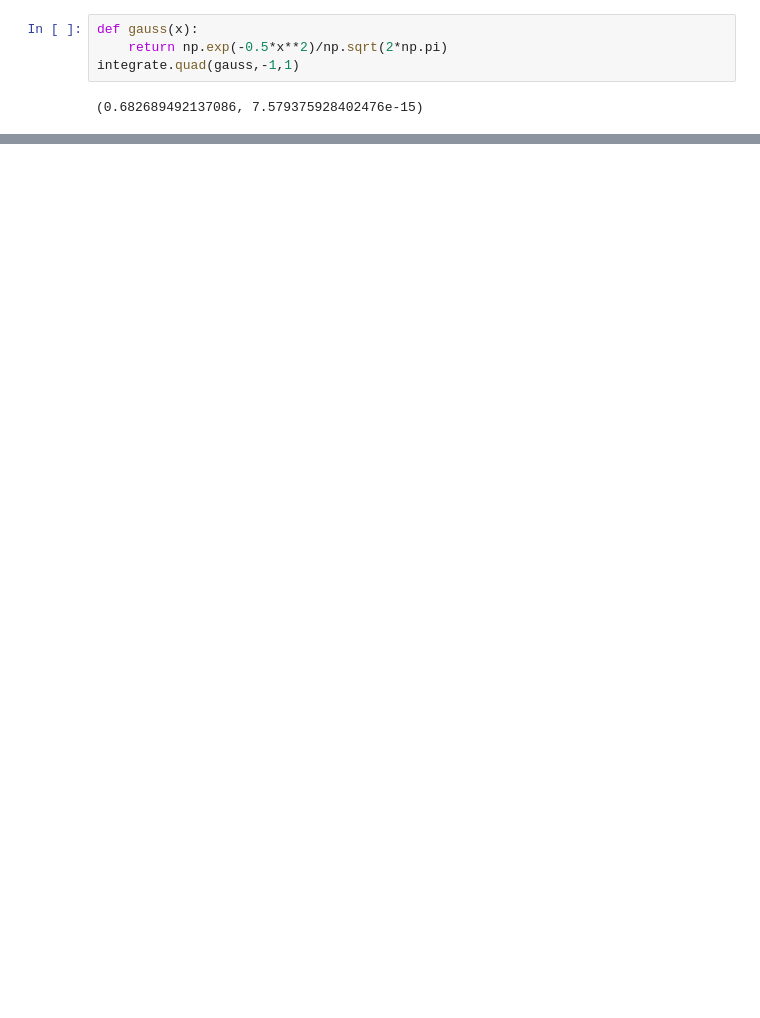
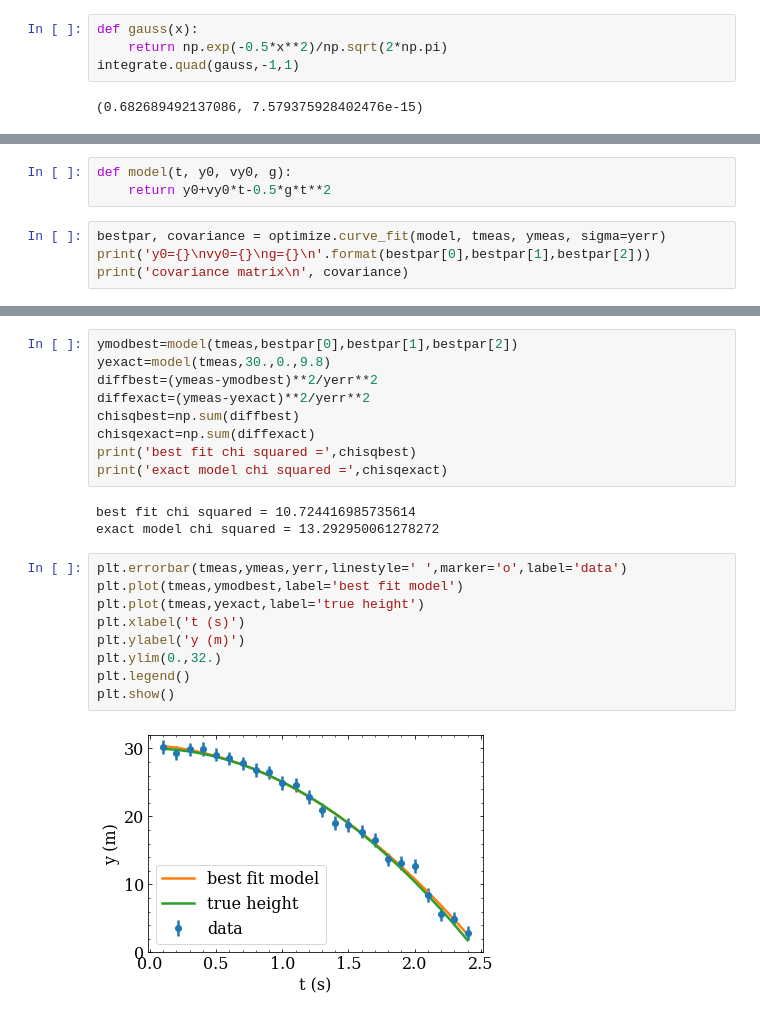
Before and after one commit to AmedeoAvogadro/PHYS29, a Jupyter notebook: notebooks/Ninth_and_Tenth_Lecture.ipynb, the cells around one changed output, grey strips where cells are left out. Cells and saved outputs as stored; diff of their text form; blank space fills up the shorter version.

```diff
--- a/notebooks/Ninth_and_Tenth_Lecture.ipynb
+++ b/notebooks/Ninth_and_Tenth_Lecture.ipynb
@@ -73,0 +115,7 @@ print(gmeanerr)
+# %%
+def model(t, y0, vy0, g):
+    return y0+vy0*t-0.5*g*t**2
+# %%
+bestpar, covariance = optimize.curve_fit(model, tmeas, ymeas, sigma=yerr)
+print('y0={}\nvy0={}\ng={}\n'.format(bestpar[0],bestpar[1],bestpar[2]))
+print('covariance matrix\n', covariance)
@@ -73,0 +131,23 @@ print(gmeanerr)
+# %%
+ymodbest=model(tmeas,bestpar[0],bestpar[1],bestpar[2])
+yexact=model(tmeas,30.,0.,9.8)
+diffbest=(ymeas-ymodbest)**2/yerr**2
+diffexact=(ymeas-yexact)**2/yerr**2
+chisqbest=np.sum(diffbest)
+chisqexact=np.sum(diffexact)
+print('best fit chi squared =',chisqbest)
+print('exact model chi squared =',chisqexact)
+# %% [output]
+best fit chi squared = 10.724416985735614
+exact model chi squared = 13.292950061278272
+# %%
+plt.errorbar(tmeas,ymeas,yerr,linestyle=' ',marker='o',label='data')
+plt.plot(tmeas,ymodbest,label='best fit model')
+plt.plot(tmeas,yexact,label='true height')
+plt.xlabel('t (s)')
+plt.ylabel('y (m)')
+plt.ylim(0.,32.)
+plt.legend()
+plt.show()
+# %% [output]
+[figure, added]
```
Also changed, not shown: parts of 19 cells of this notebook, 6 other files.
